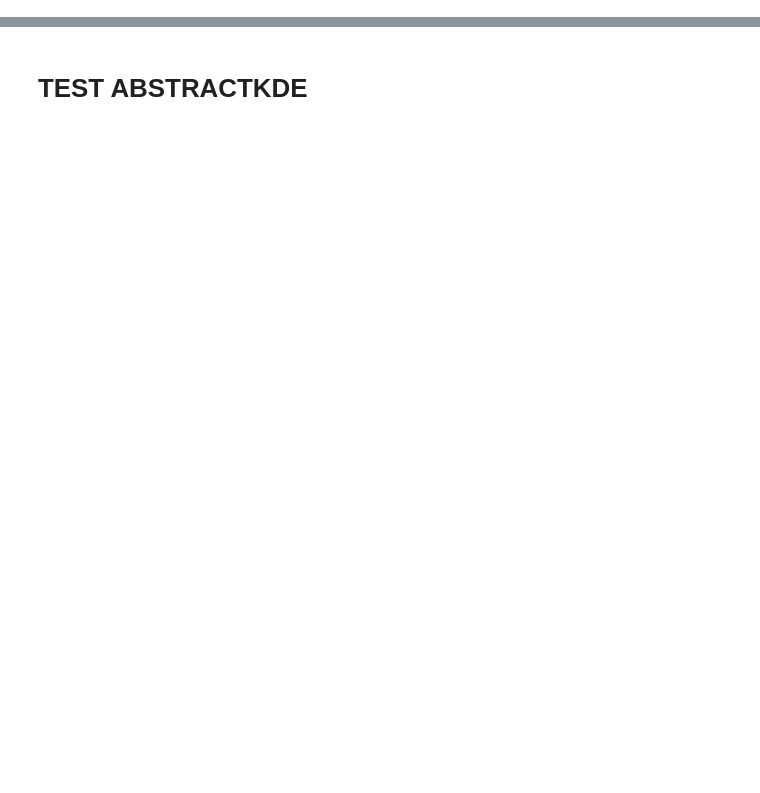
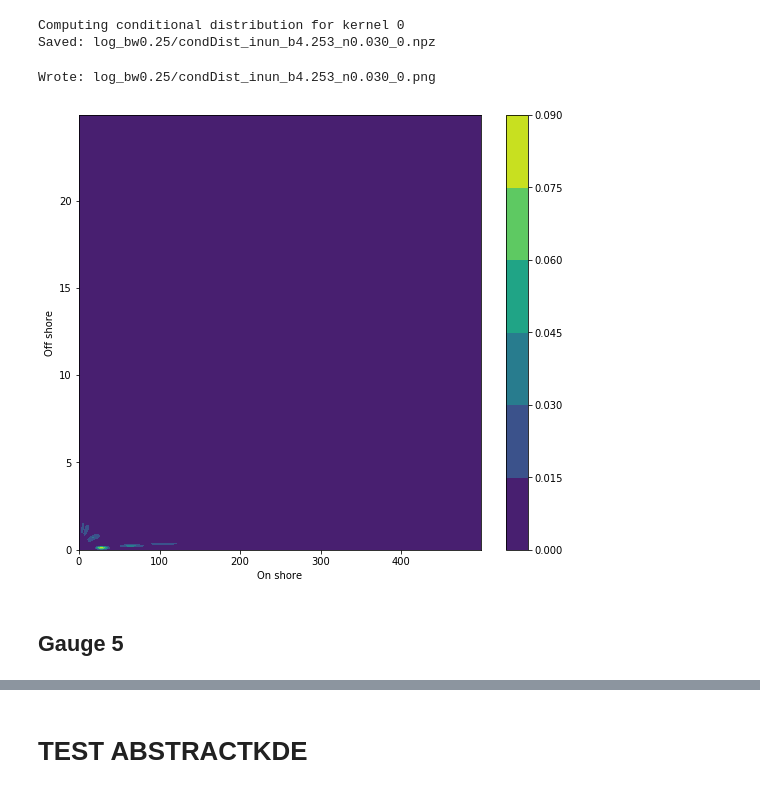
Before and after one commit to jpw37/tsunamibayes, a Jupyter notebook: Model_Scripts/Scenarios/1852jgr/PreRun/Tohoku.ipynb, the cells around one changed output, grey strips where cells are left out. Drawn from its saved outputs; the diff is of its cells as text; code cells hidden in the pictures; blank space fills up the shorter version.

```diff
--- a/Model_Scripts/Scenarios/1852jgr/PreRun/Tohoku.ipynb
+++ b/Model_Scripts/Scenarios/1852jgr/PreRun/Tohoku.ipynb
@@ -31,4 +47,6 @@ condDist, onShoreHeights, offShoreHeights = computeConditionalDistribution(kde)
 # %%
-#Plot the conditional distribution
-plotConditionalDistribution(condDist, onShoreHeights, offShoreHeights, figsize=(9,8))
+#Plot the conditional distributions
+for i in range(len(cdList)):
+    #plotConditionalDistribution(condDist, onShoreHeights, offShoreHeights, figsize=(9,8))
+    plotConditionalDistribution(cdList[i], onHtList[i], offHtList[i], figsize=(9,8))
 # %% [output]
@@ -35,0 +90,41 @@ plotConditionalDistribution(condDist, onShoreHeights, offShoreHeights, figsize=(
+# %%
+#Compute the conditional distributions
+prefix=outFolder+"/"+condDistFileName(prefix="",id=None,beta=beta,n=n)
+# cdList, inunList, offHtList, kdeDistances = makeTohokuConditionalDistributions(inundationKdes,
+#                                                                                filePrefix="condDist_b{:4.3f}_n{:4.3f}_".format(beta,n),
+#                                                                                nOn=5000)
+cdList, inunList, offHtList, kdeDistances = makeTohokuConditionalDistributions(inundationKdes,
+                                                                               filePrefix=prefix,
+                                                                               nOn=5000)
+# %% [output]
+Computing conditional distribution for kernel 0
+Saved: log_bw0.25/condDist_inun_b4.253_n0.030_0.npz
+# %%
+# def plotConditionalDistribution(condDist,x,y,xmax=25.,ymax=25.,**kwargs):
+#     condDist = condDist[y <= ymax, :]
+#     condDist = condDist[:, x <= xmax]
+#     x = x[x <= xmax]
+#     y = y[y <= ymax]
+
+#     fig, ax = plt.subplots(**kwargs)
+
+#     X,Y = np.meshgrid(x,y)
+#     plt.contourf(X, Y, condDist)
+
+#     plt.xlabel('On shore')
+#     plt.ylabel('Off shore')
+#     #plt.xlim(0.,xmax)
+#     #plt.ylim(0.,ymax)
+#     #plt.gca().set_aspect("equal")
+#     plt.colorbar()
+#from tohoku import plotConditionalDistribution
+
+#Plot the conditional distributions
+for i in range(len(cdList)):
+    #plotConditionalDistribution(condDist, onShoreHeights, offShoreHeights, figsize=(9,8))
+    plotConditionalDistribution(cdList[i], inunList[i], offHtList[i], xmax=500, figsize=(9,8), outputFile=prefix+str(i)+".png")
+# %% [output]
+Wrote: log_bw0.25/condDist_inun_b4.253_n0.030_0.png
+[figure, added]
+# %% [markdown]
+## Gauge 5 ##
```
Also changed, not shown: parts of 21 cells of this notebook, 4 other files.
